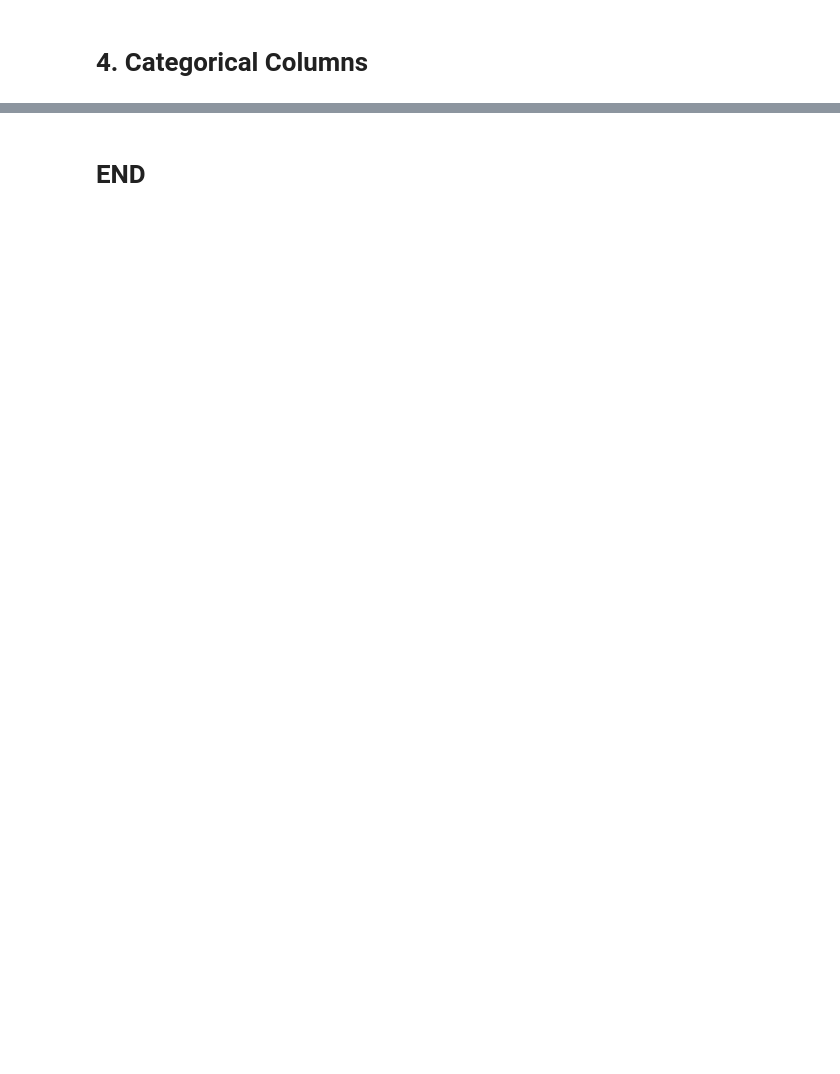
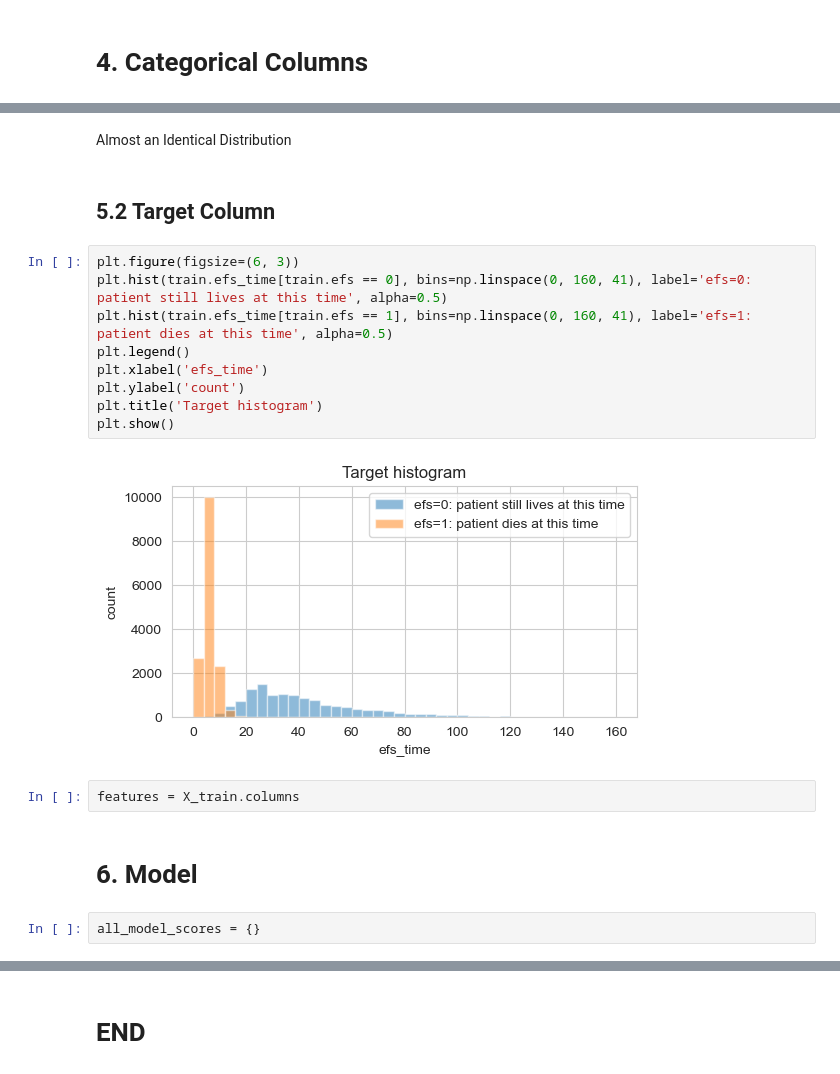
Before and after one commit to ShirsenduRyo/Hackathons, a Jupyter notebook: 06 CIBMTR/01 Exp_01.ipynb, the cells around one changed output, grey strips where cells are left out. Saved outputs shown, nothing was run; the diff lists cells and outputs as text; blank space fills up the shorter version.

```diff
--- a/06 CIBMTR/01 Exp_01.ipynb
+++ b/06 CIBMTR/01 Exp_01.ipynb
@@ -105,0 +330,21 @@ ft_count, len(X_train.columns)
+# %% [markdown]
+Almost an Identical Distribution
+# %% [markdown]
+## 5.2 Target Column
+# %%
+plt.figure(figsize=(6, 3))
+plt.hist(train.efs_time[train.efs == 0], bins=np.linspace(0, 160, 41), label='efs=0: patient still lives at this time', alpha=0.5)
+plt.hist(train.efs_time[train.efs == 1], bins=np.linspace(0, 160, 41), label='efs=1: patient dies at this time', alpha=0.5)
+plt.legend()
+plt.xlabel('efs_time')
+plt.ylabel('count')
+plt.title('Target histogram')
+plt.show()
+# %% [output]
+[figure, added]
+# %%
+features = X_train.columns
+# %% [markdown]
+# 6. Model
+# %%
+all_model_scores = {}
```
Also changed, not shown: parts of 31 cells of this notebook, 1 other file.
